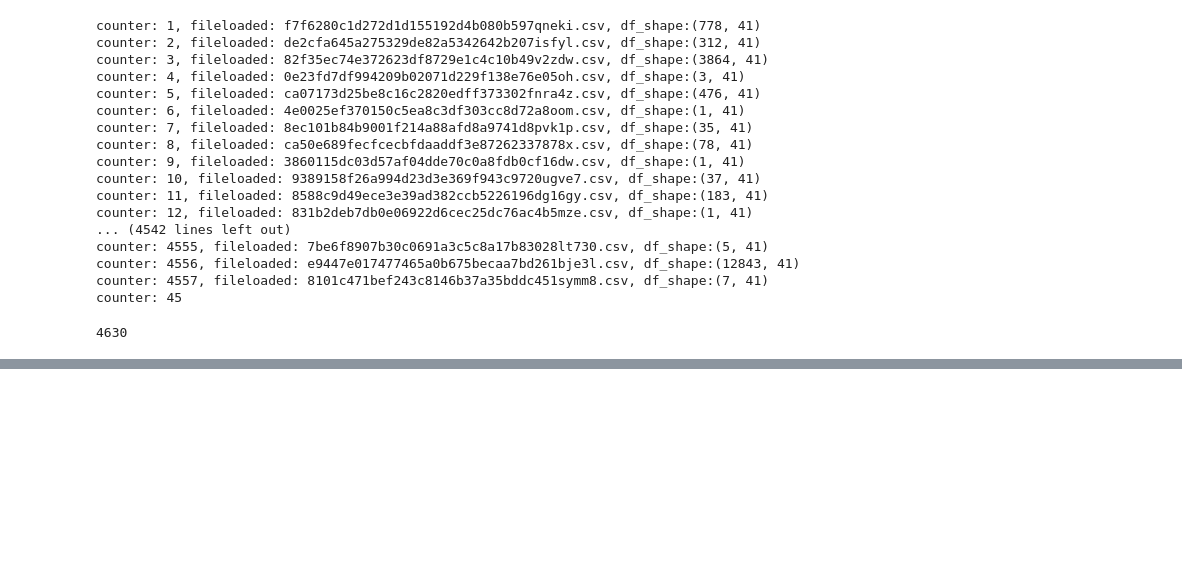
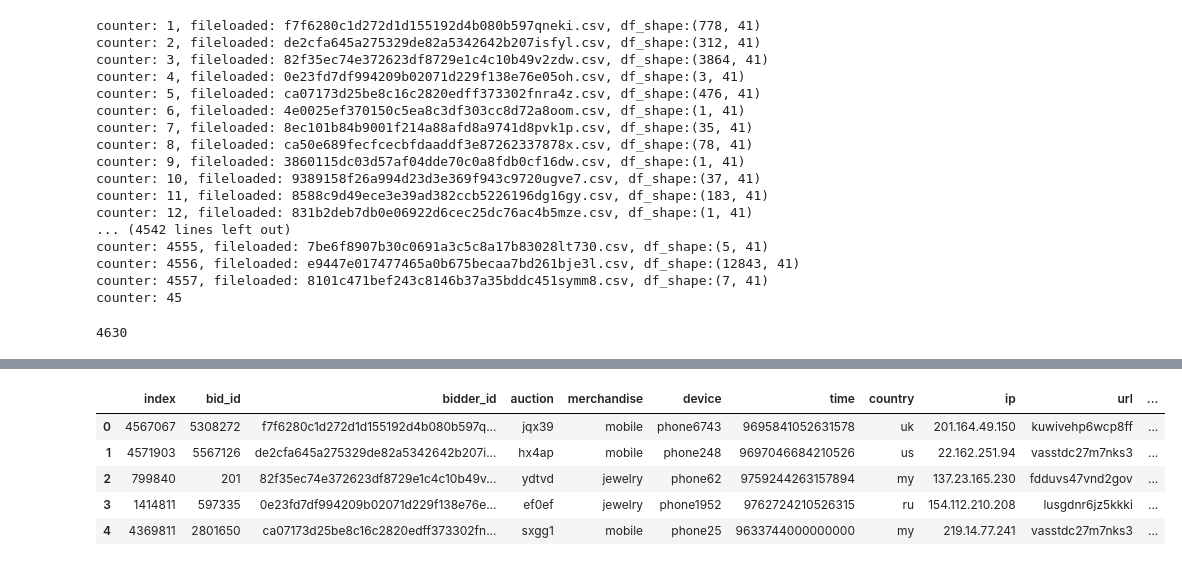
Before and after one commit to luisfisherjr/CS4661-PROJECT, a Jupyter notebook: preprocessing_step3.ipynb, the cells around one changed output, grey strips where cells are left out. Saved outputs shown, nothing was run; the diff lists cells and outputs as text; code cells hidden in the pictures; blank space fills up the shorter version.

```diff
--- a/preprocessing_step3.ipynb
+++ b/preprocessing_step3.ipynb
@@ -175,3 +249,13 @@ unordered_df = pd.concat(list_of_df, ignore_index=True)
+# %%
+columns = unordered_df.columns
+unordered_df.head()
+# %% [output]
+|  | index | bid_id | bidder_id | auction | merchandise | device | time | country | ip | url | ... |
+| 0 | 4567067 | 5308272 | f7f6280c1d272d1d155192d4b080b597q... | jqx39 | mobile | phone6743 | 9695841052631578 | uk | 201.164.49.150 | kuwivehp6wcp8ff | ... |
+| 1 | 4571903 | 5567126 | de2cfa645a275329de82a5342642b207i... | hx4ap | mobile | phone248 | 9697046684210526 | us | 22.162.251.94 | vasstdc27m7nks3 | ... |
+| 2 | 799840 | 201 | 82f35ec74e372623df8729e1c4c10b49v... | ydtvd | jewelry | phone62 | 9759244263157894 | my | 137.23.165.230 | fdduvs47vnd2gov | ... |
+| 3 | 1414811 | 597335 | 0e23fd7df994209b02071d229f138e76e... | ef0ef | jewelry | phone1952 | 9762724210526315 | ru | 154.112.210.208 | lusgdnr6jz5kkki | ... |
+| 4 | 4369811 | 2801650 | ca07173d25be8c16c2820edff373302fn... | sxgg1 | mobile | phone25 | 9633744000000000 | my | 219.14.77.241 | vasstdc27m7nks3 | ... |
 # %%
 del unordered_df['index']
 # %%
```
Also changed, not shown: parts of 24 cells of this notebook, 3 other files.
